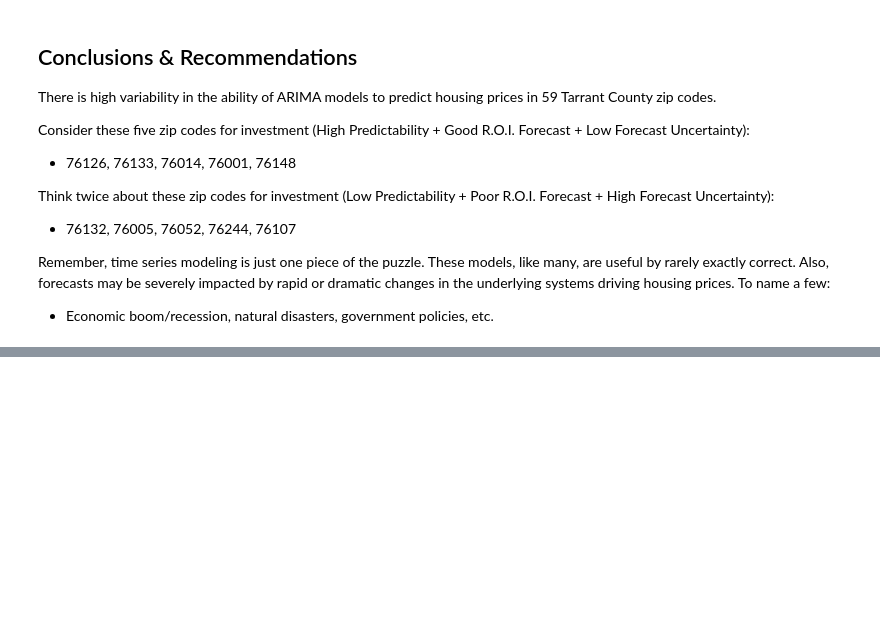
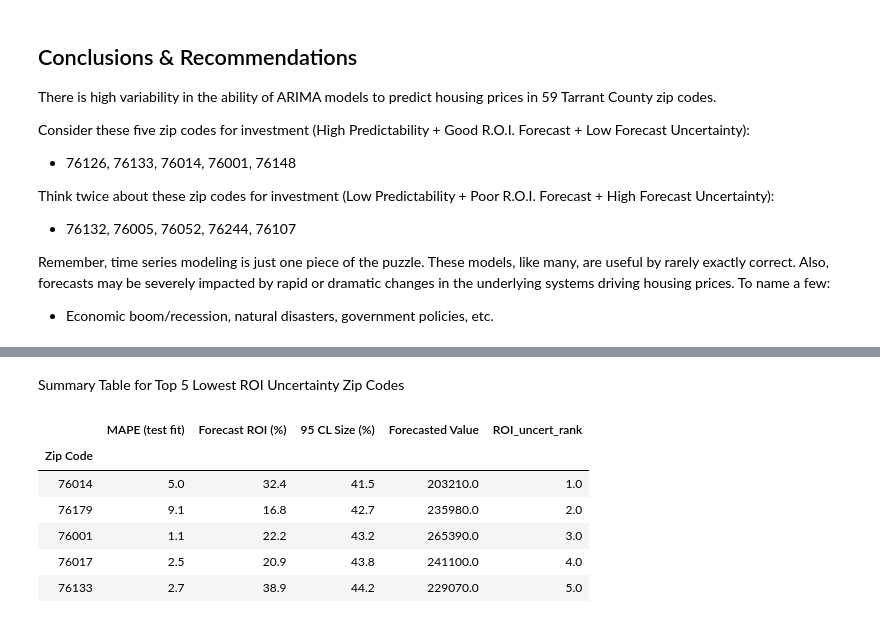
Before and after one commit to douglaspsteen/dsc-mod-4-project-online-ds-ft-100719, a Jupyter notebook: mod_4_final_student.ipynb, the cells around one changed output, grey strips where cells are left out. Saved outputs shown, nothing was run; the diff lists cells and outputs as text; code cells hidden in the pictures; blank space fills up the shorter version.

```diff
--- a/mod_4_final_student.ipynb
+++ b/mod_4_final_student.ipynb
@@ -882,0 +945,13 @@ Remember, time series modeling is just one piece of the puzzle. These models, li
+# %% [markdown]
+Summary Table for Top 5 Lowest ROI Uncertainty Zip Codes
+# %%
+display(top_5_ROI_uncert.loc[:,['MAPE (test fit)', 'Forecast ROI (%)', '95 CL Size (%)', 'Forecasted Value',
+                                'ROI_uncert_rank']])
+# %% [output]
+|  | MAPE (test fit) | Forecast ROI (%) | 95 CL Size (%) | Forecasted Value | ROI_uncert_rank |
+| Zip Code |  |  |  |  |  |
+| 76014 | 5.0 | 32.4 | 41.5 | 203210.0 | 1.0 |
+| 76179 | 9.1 | 16.8 | 42.7 | 235980.0 | 2.0 |
+| 76001 | 1.1 | 22.2 | 43.2 | 265390.0 | 3.0 |
+| 76017 | 2.5 | 20.9 | 43.8 | 241100.0 | 4.0 |
+| 76133 | 2.7 | 38.9 | 44.2 | 229070.0 | 5.0 |
```
Also changed, not shown: parts of 15 cells of this notebook, 2 other files.
